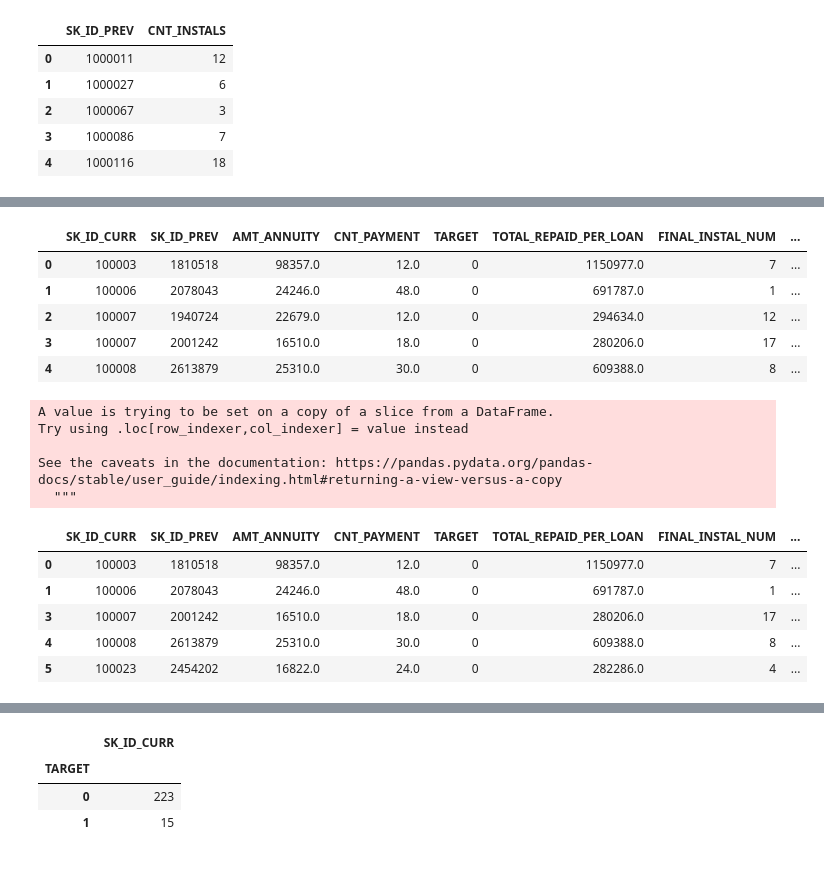
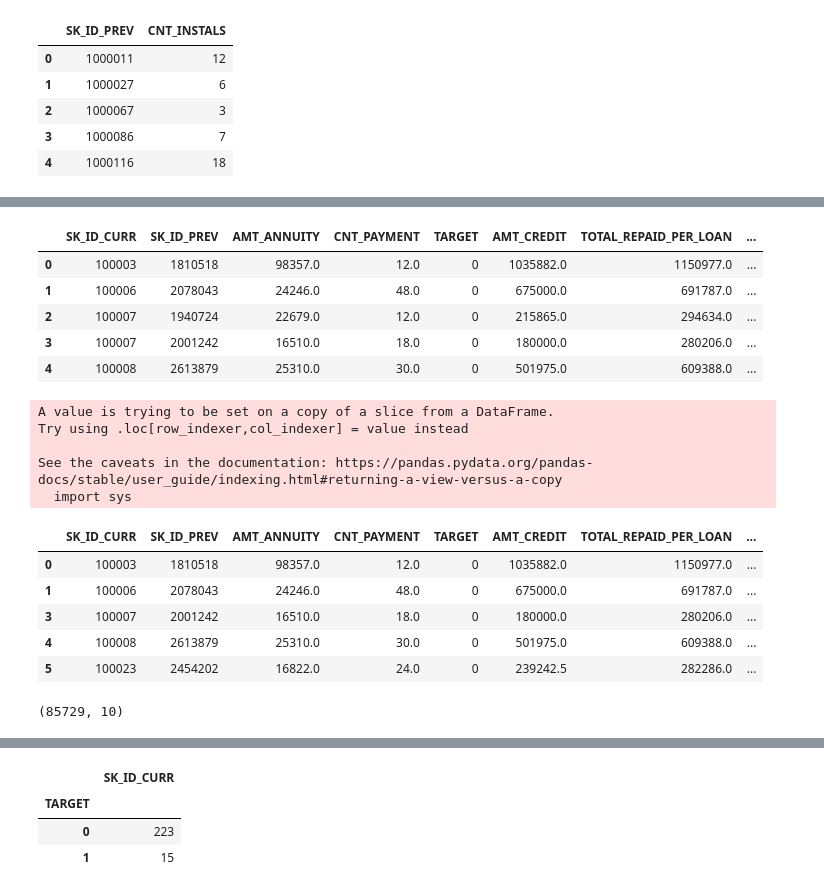
Before and after one commit to HoWeiChin/GA_Capstone, a Jupyter notebook: extracting-instalment-payment-features.ipynb, the cells around one changed output, grey strips where cells are left out. Cells and saved outputs as stored; diff of their text form; code cells hidden in the pictures.

```diff
--- a/extracting-instalment-payment-features.ipynb
+++ b/extracting-instalment-payment-features.ipynb
@@ -575,7 +575,7 @@ inter_df = count_instals.merge(final_instal_num_df, how='inner', on=['SK_ID_PREV
 good_sk_id_prevs = inter_df[inter_df.CNT_INSTALS == inter_df.NUM_INSTALMENT_NUMBER].SK_ID_PREV.unique()
 # %%
 total_repaid = loan_df[loan_df.SK_ID_PREV.isin(good_sk_id_prevs)] \
-                        .groupby(['SK_ID_CURR', 'SK_ID_PREV', 'AMT_ANNUITY', 'CNT_PAYMENT', 'TARGET'])['TOTAL_REPAID_PER_INSTAL'] \
+                        .groupby(['SK_ID_CURR', 'SK_ID_PREV', 'AMT_ANNUITY', 'CNT_PAYMENT', 'TARGET', 'AMT_CREDIT'])['TOTAL_REPAID_PER_INSTAL'] \
                         .sum().reset_index() \
                         .rename({'TOTAL_REPAID_PER_INSTAL': 'TOTAL_REPAID_PER_LOAN'}, axis=1)
 total_repaid.head()
@@ -597,31 +597,37 @@ total_repaid['FV'] = total_repaid['AMT_ANNUITY'] \
 
 total_repaid.head()
 # %% [output]
-|  | SK_ID_CURR | SK_ID_PREV | AMT_ANNUITY | CNT_PAYMENT | TARGET | TOTAL_REPAID_PER_LOAN | FINAL_INSTAL_NUM | ... |
-| 0 | 100003 | 1810518 | 98357.0 | 12.0 | 0 | 1150977.0 | 7 | ... |
-| 1 | 100006 | 2078043 | 24246.0 | 48.0 | 0 | 691787.0 | 1 | ... |
-| 2 | 100007 | 1940724 | 22679.0 | 12.0 | 0 | 294634.0 | 12 | ... |
-| 3 | 100007 | 2001242 | 16510.0 | 18.0 | 0 | 280206.0 | 17 | ... |
-| 4 | 100008 | 2613879 | 25310.0 | 30.0 | 0 | 609388.0 | 8 | ... |
+|  | SK_ID_CURR | SK_ID_PREV | AMT_ANNUITY | CNT_PAYMENT | TARGET | AMT_CREDIT | TOTAL_REPAID_PER_LOAN | ... |
+| 0 | 100003 | 1810518 | 98357.0 | 12.0 | 0 | 1035882.0 | 1150977.0 | ... |
+| 1 | 100006 | 2078043 | 24246.0 | 48.0 | 0 | 675000.0 | 691787.0 | ... |
+| 2 | 100007 | 1940724 | 22679.0 | 12.0 | 0 | 215865.0 | 294634.0 | ... |
+| 3 | 100007 | 2001242 | 16510.0 | 18.0 | 0 | 180000.0 | 280206.0 | ... |
+| 4 | 100008 | 2613879 | 25310.0 | 30.0 | 0 | 501975.0 | 609388.0 | ... |
 # %%
 #Prepaid losses for Completed loans. FV stands for Future Values
-is_repaid = (total_repaid.TOTAL_REPAID_PER_LOAN < total_repaid.FV) \
-                & (total_repaid.FINAL_INSTAL_NUM < total_repaid.CNT_PAYMENT)
+
+is_repaid = (total_repaid.TOTAL_REPAID_PER_LOAN > total_repaid.AMT_CREDIT) \
+            & (total_repaid.TOTAL_REPAID_PER_LOAN < total_repaid.FV) \
+            & (total_repaid.FINAL_INSTAL_NUM < total_repaid.CNT_PAYMENT)
 prepaid = total_repaid[is_repaid]
 prepaid['PREPAID_LOSSES'] = prepaid['FV'] - prepaid['TOTAL_REPAID_PER_LOAN']
 prepaid.head()
 # %% [output]
 A value is trying to be set on a copy of a slice from a DataFrame.
 Try using .loc[row_indexer,col_indexer] = value instead
 
 See the caveats in the documentation: https://pandas.pydata.org/pandas-docs/stable/user_guide/indexing.html#returning-a-view-versus-a-copy
-  """
+  import sys
-|  | SK_ID_CURR | SK_ID_PREV | AMT_ANNUITY | CNT_PAYMENT | TARGET | TOTAL_REPAID_PER_LOAN | FINAL_INSTAL_NUM | ... |
-| 0 | 100003 | 1810518 | 98357.0 | 12.0 | 0 | 1150977.0 | 7 | ... |
-| 1 | 100006 | 2078043 | 24246.0 | 48.0 | 0 | 691787.0 | 1 | ... |
-| 3 | 100007 | 2001242 | 16510.0 | 18.0 | 0 | 280206.0 | 17 | ... |
-| 4 | 100008 | 2613879 | 25310.0 | 30.0 | 0 | 609388.0 | 8 | ... |
-| 5 | 100023 | 2454202 | 16822.0 | 24.0 | 0 | 282286.0 | 4 | ... |
+|  | SK_ID_CURR | SK_ID_PREV | AMT_ANNUITY | CNT_PAYMENT | TARGET | AMT_CREDIT | TOTAL_REPAID_PER_LOAN | ... |
+| 0 | 100003 | 1810518 | 98357.0 | 12.0 | 0 | 1035882.0 | 1150977.0 | ... |
+| 1 | 100006 | 2078043 | 24246.0 | 48.0 | 0 | 675000.0 | 691787.0 | ... |
+| 3 | 100007 | 2001242 | 16510.0 | 18.0 | 0 | 180000.0 | 280206.0 | ... |
+| 4 | 100008 | 2613879 | 25310.0 | 30.0 | 0 | 501975.0 | 609388.0 | ... |
+| 5 | 100023 | 2454202 | 16822.0 | 24.0 | 0 | 239242.5 | 282286.0 | ... |
+# %%
+prepaid.shape
+# %% [output]
+(85729, 10)
 # %%
 #Defaut losses for completed loans: takes longer than expected and FV > TOTAL_REPAID_PER_LOAN
 
```
Also changed, not shown: parts of 9 cells of this notebook.
